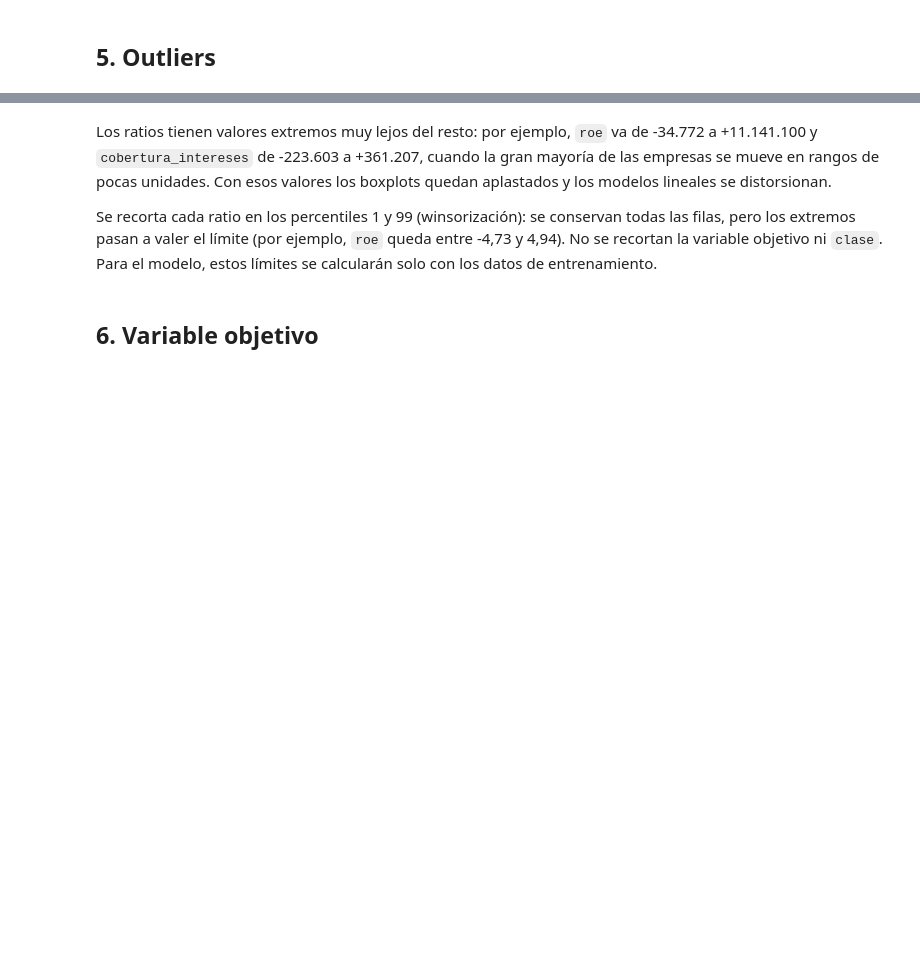
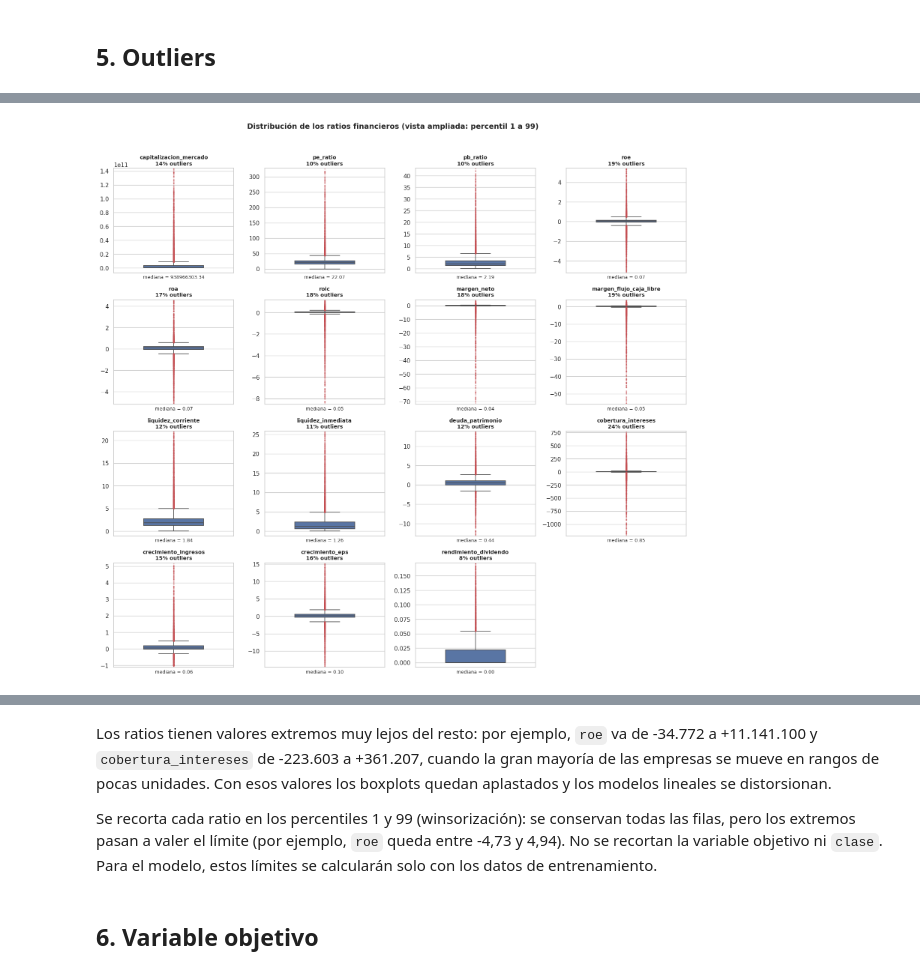
Before and after one commit to EmanuelMatiasCinel/Proyecto-Final-Data-Science, a Jupyter notebook: Grupo_16_Proyecto_Final_Completo.ipynb, the cells around one changed output, grey strips where cells are left out. Cells and saved outputs as stored; diff of their text form; code cells hidden in the pictures; blank space fills up the shorter version.

```diff
--- a/Grupo_16_Proyecto_Final_Completo.ipynb
+++ b/Grupo_16_Proyecto_Final_Completo.ipynb
@@ -357,3 +578,43 @@ plt.show()
+# %%
+sns.set_theme(style="whitegrid")
+
+ncols = 4
+nrows = -(-len(columnas_ratio) // ncols)  # redondeo hacia arriba
+fig, axes = plt.subplots(nrows, ncols, figsize=(16, 3.8 * nrows))
+
+for eje, columna in zip(axes.flat, columnas_ratio):
+    datos = df_reducido[columna].dropna()
+
+    sns.boxplot(
+        y=datos, ax=eje, color="#4C72B0", width=0.5, linewidth=1.2,
+        flierprops=dict(marker="o", markersize=2.5, alpha=0.35,
+                        markerfacecolor="#C44E52", markeredgecolor="none"),
+    )
+
+    # Zoom: mostramos del percentil 1 al 99 para que la caja se vea
+    p1, p99 = datos.quantile([0.01, 0.99])
+    margen = (p99 - p1) * 0.05
+    eje.set_ylim(p1 - margen, p99 + margen)
+
+    # % de outliers según la regla del boxplot (1.5 * IQR)
+    q1, q3 = datos.quantile([0.25, 0.75])
+    iqr = q3 - q1
+    pct_outliers = ((datos < q1 - 1.5 * iqr) | (datos > q3 + 1.5 * iqr)).mean() * 100
+
+    eje.set_title(f"{columna}\n{pct_outliers:.0f}% outliers", fontsize=10, fontweight="bold")
+    eje.set_ylabel("")
+    eje.set_xticks([])
+    eje.set_xlabel(f"mediana = {datos.median():.2f}", fontsize=9)
+
+for eje in axes.flat[len(columnas_ratio):]:
+    eje.axis("off")
+
+fig.suptitle("Distribución de los ratios financieros (vista ampliada: percentil 1 a 99)",
+             fontsize=14, fontweight="bold")
+plt.tight_layout(rect=[0, 0, 1, 0.96])
+plt.show()
+# %% [output]
+[figure, added]
 # %%
 def winsorizar(serie, percentil_bajo=0.01, percentil_alto=0.99):
     """Recorta una serie a sus percentiles bajo y alto."""
```
Also changed, not shown: parts of 64 cells of this notebook.
